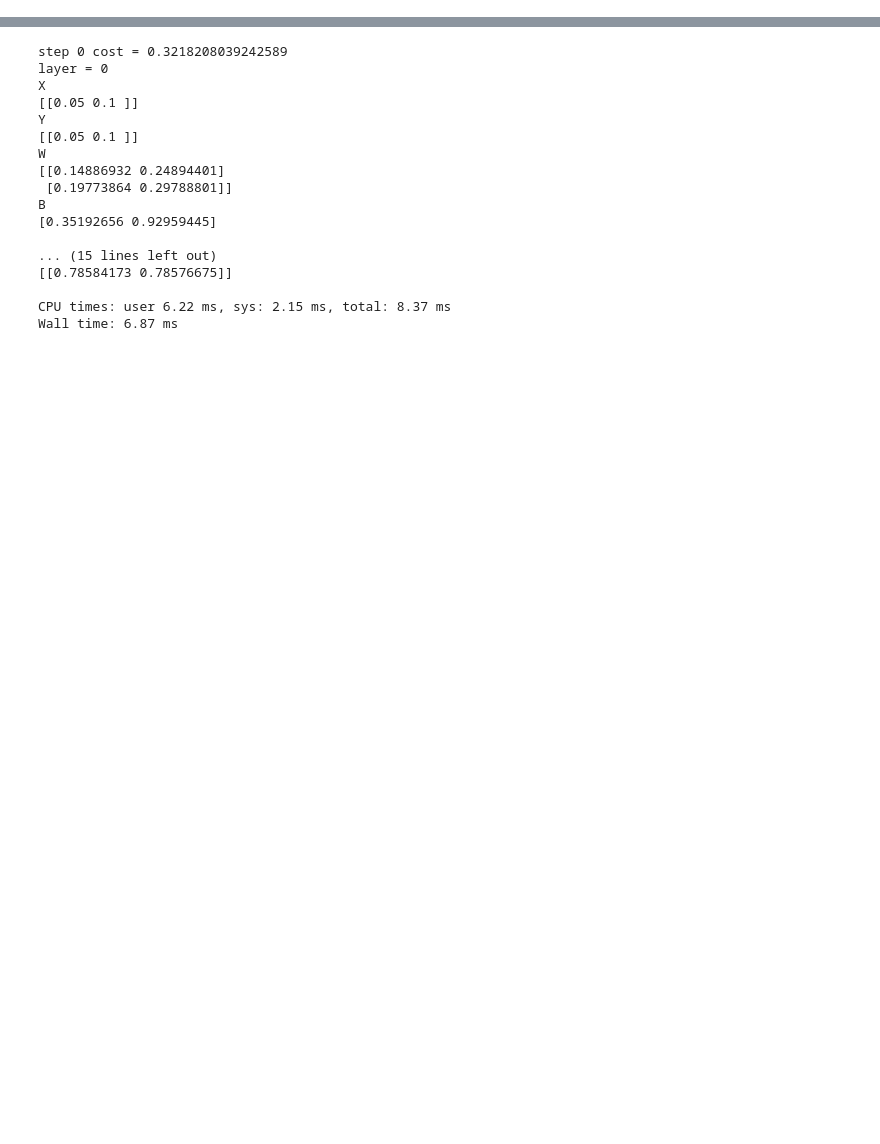
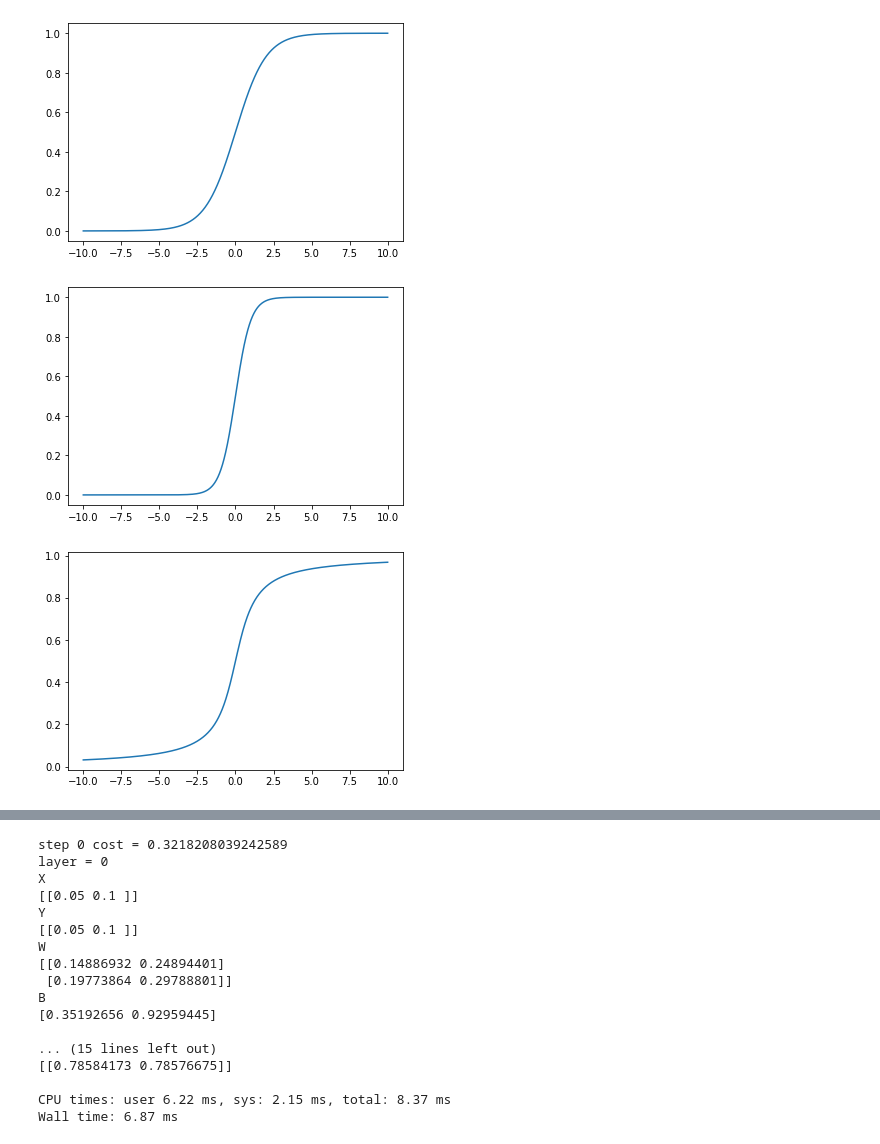
Before and after one commit to drscook/m5364_19fl_Data_Mining1, a Jupyter notebook: DM2/Intro_to_Rudimentary_Neural_Networks.ipynb, the cells around one changed output, grey strips where cells are left out. Saved outputs shown, nothing was run; the diff lists cells and outputs as text; code cells hidden in the pictures; blank space fills up the shorter version.

```diff
--- a/DM2/Intro_to_Rudimentary_Neural_Networks.ipynb
+++ b/DM2/Intro_to_Rudimentary_Neural_Networks.ipynb
@@ -6,6 +6,17 @@
 import numpy as np
 import matplotlib.pyplot as plt
 import itertools as it
+
+# min-max-scaler
+def min_max_scale(y):
+    a = np.min(y)
+    r = np.max(y) - a
+    def scaler(y):
+        return (y - a) / r
+    def unscaler(z):
+        return z * r + a
+    return scaler, unscaler
+
 
 # common activation functions and their derivatives
 def id():
@@ -33,23 +44,27 @@ def sigmoid():
 
 def tanh():
     def f(x):
-        return np.tanh(x)
+        y = np.tanh(x)  # range is [-1, 1]
+        return y / 2 + 1/2  # scales so range is [0,1]
     def df(x):
-        return 1 - np.tanh(x)**2
+        dy = 1 - np.tanh(x)**2  # derivative of tanh
+        return y / 2 + 0  # scaling factor from above
     return f, df
 
 def arctan():
     def f(x):
-        return np.arctan(x)
+        y = np.arctan(x)  # range is [-pi/2, pi/2]
+        return y / np.pi + 1/2  # scales so range is [0,1]
     def df(x):
-        return 1 / (1 + x**2)
+        y = 1 / (1 + x**2)  # derivative of arctan
+        return y / np.pi  # scaling factor from above
     return f, df
 
-def square_cost():
-    def f(x):
-        return (x**2).sum() / (2 * n)
-    def df(x):
-        return x / n
+def mse_cost():
+    def f(e):
+        return (e**2).sum() / (2 * n)
+    def df(e):
+        return e / n
     return f, df
 
 
@@ -62,7 +77,7 @@ def setup_ANN():
     nodes = [p] + hidden_nodes + [q]
     layers = len(nodes)
 
-    cost, dcost = square_cost()
+    cost, dcost = mse_cost()
     f, df = activation()
     f = [f for l in range(layers)]
     df = [df for l in range(layers)]
@@ -103,7 +118,7 @@ def pre_allocate(n, nodes):
     return X, DCDX, Y, DCDY, B, DCDB, W, DCDW
 
 
-def train_ANN(X, DCDX, Y, DCDY, B, DCDB, W, DCDW):
+def train_ANN(feat, targ, X, DCDX, Y, DCDY, B, DCDB, W, DCDW):
     cost_hist = []
     for step in range(max_steps):
         X[0] = feat.copy()
@@ -115,7 +130,7 @@ def train_ANN(X, DCDX, Y, DCDY, B, DCDB, W, DCDW):
             print(f"step {step} cost = {C}")
 
         # Check if good enough to stop now
-        if C < 1e-4:
+        if C < 1e-3:
             print(f"Terminate at step {step} cost = {C}")
             break
 
@@ -148,6 +163,16 @@ def descend_gradient(B, W):
     for l in range(layers-1):
         B[l] -= DCDB[l] / m * learn_rate
         W[l] -= DCDW[l] / m * learn_rate
+# %%
+# Verify that ranges of bounded activation functions really are [0,1]
+x = np.linspace(-10,10,1000)
+for f in [sigmoid, tanh, arctan]:
+    plt.plot(x, f()[0](x))
+    plt.show()
+# %% [output]
+[figure, added]
+[figure, added]
+[figure, added]
 # %%
 ## Build Feedforward ANN to approximate f(x)=e^(-x^2)
 %%time
```
Also changed, not shown: parts of 2 cells of this notebook.
